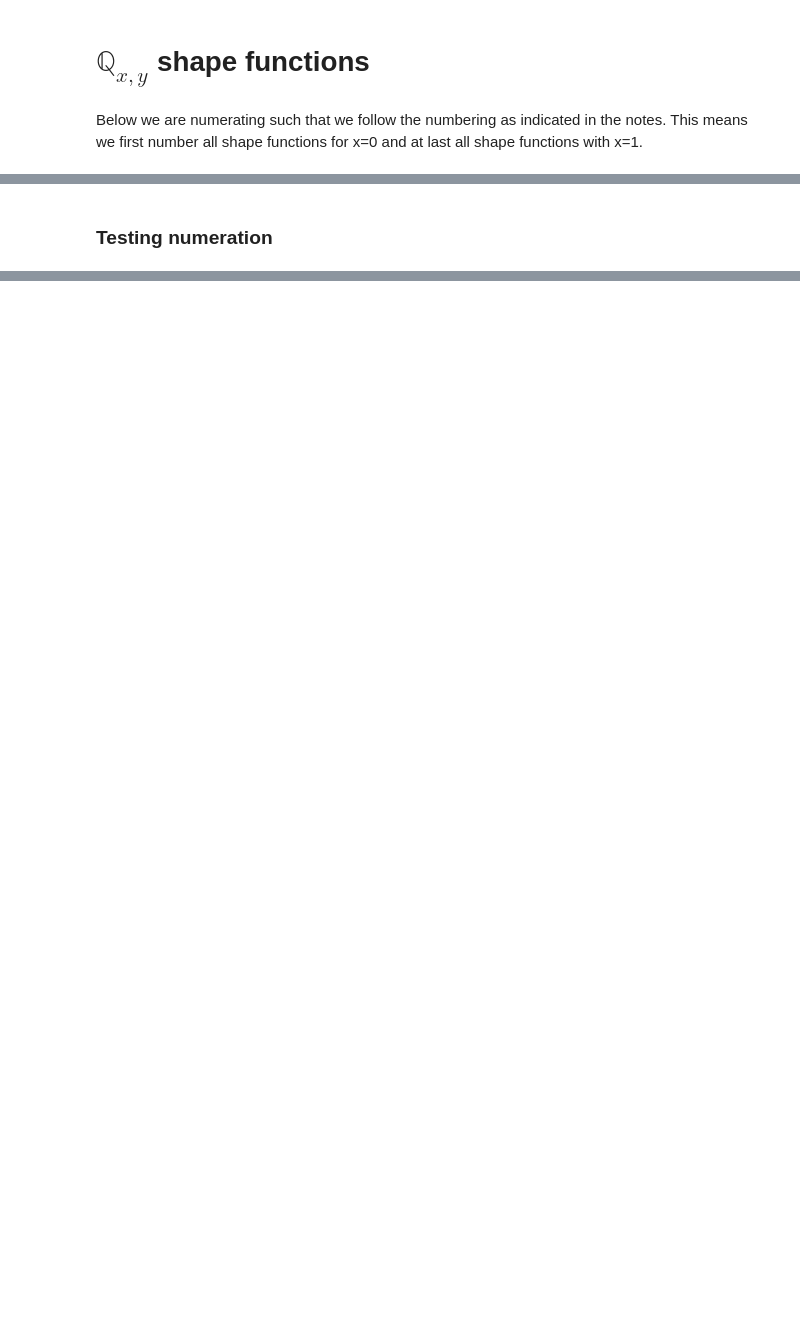
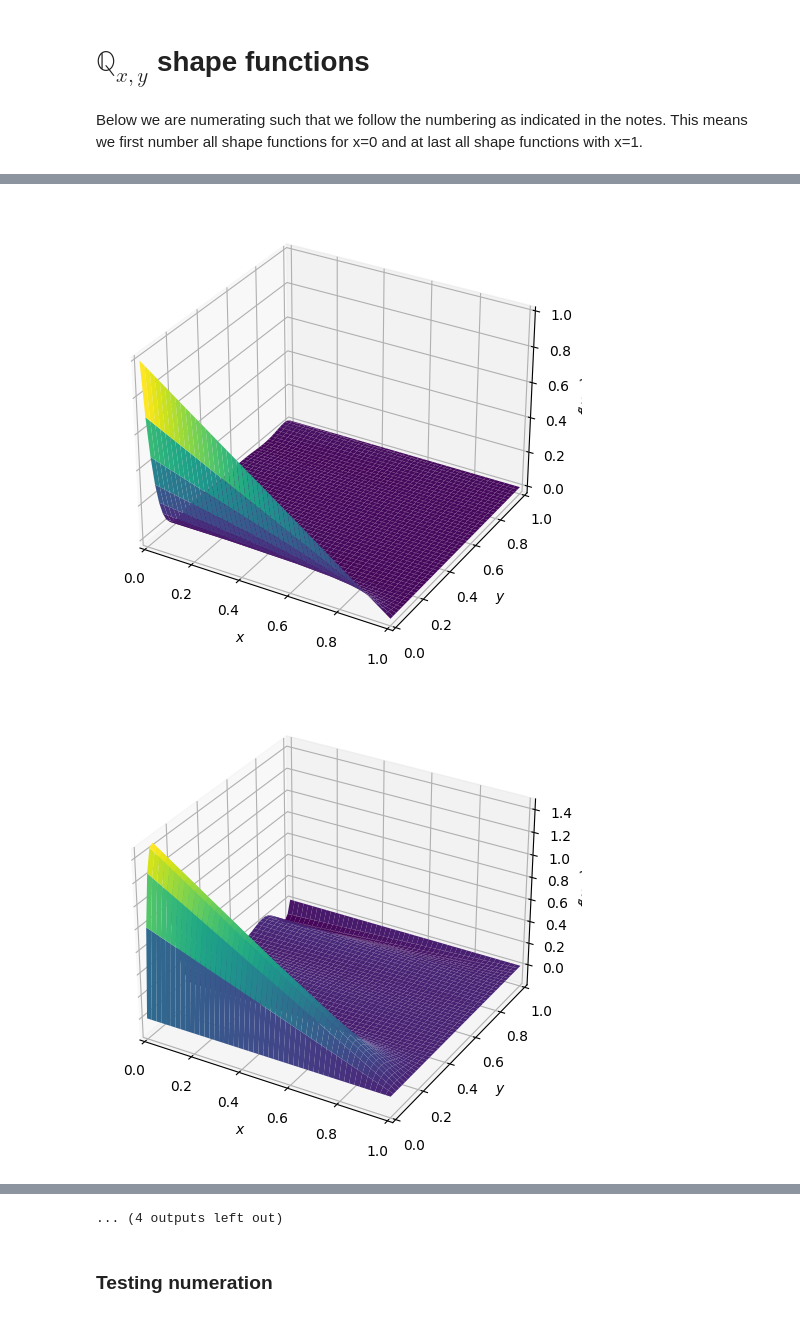
Before and after one commit to ErikLahm/tepem, a Jupyter notebook: jupyter_notebooks/q_4_1_shape_funcs.ipynb, the cells around one changed output, grey strips where cells are left out. Saved outputs shown, nothing was run; the diff lists cells and outputs as text; code cells hidden in the pictures; blank space fills up the shorter version.

```diff
--- a/jupyter_notebooks/q_4_1_shape_funcs.ipynb
+++ b/jupyter_notebooks/q_4_1_shape_funcs.ipynb
@@ -25,7 +26,7 @@ $\displaystyle \frac{\left(y - y_{1}\right) \left(y - y_{2}\right)}{\left(y_{0}
 ## Define 1-D $\mathbb{P}_d$ shape functions in both directions
 # %%
 order_x = 1
-order_y = 4
+order_y = 7
 # %%
 nodes_x = np.linspace(0,1, order_x+1)
 nodes_y = np.linspace(0,1, order_y+1)
@@ -89,2 +105,6 @@ q_sf_velo
-# %% [markdown]
-### Testing numeration
+# %%
+for pol in q_sf.values():
+    plot3d(pol,(x,0,1), (y,0,1))
+# %% [output]
+[figure, added]
+[figure, added]
@@ -91,3 +121,6 @@ q_sf_velo
+... (4 outputs left out)
+# %% [markdown]
+### Testing numeration
 # %%
 # check if the correct nodes are == 1
 for i in range(order_y-1):
```
Also changed, not shown: parts of 12 cells of this notebook, 11 other files.
